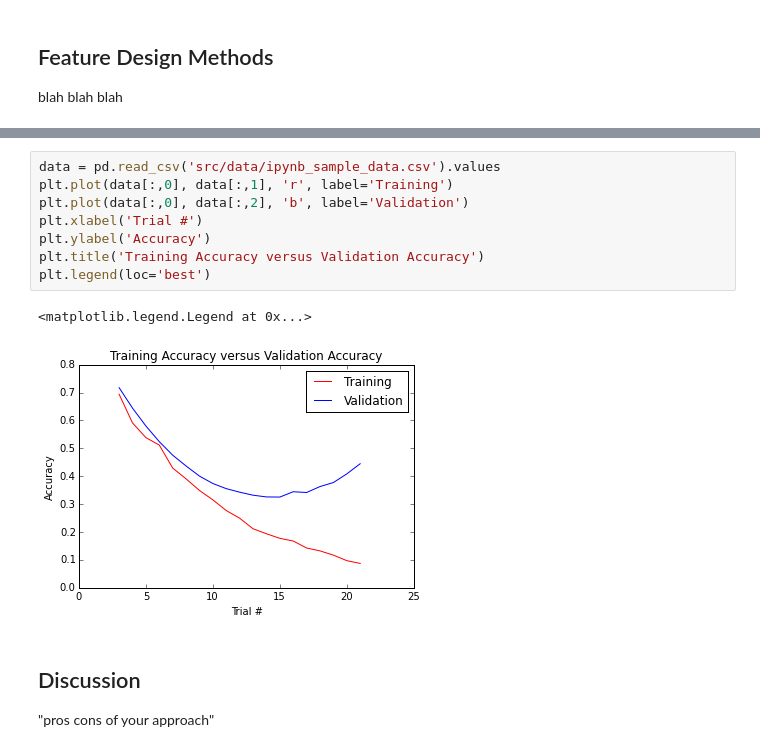
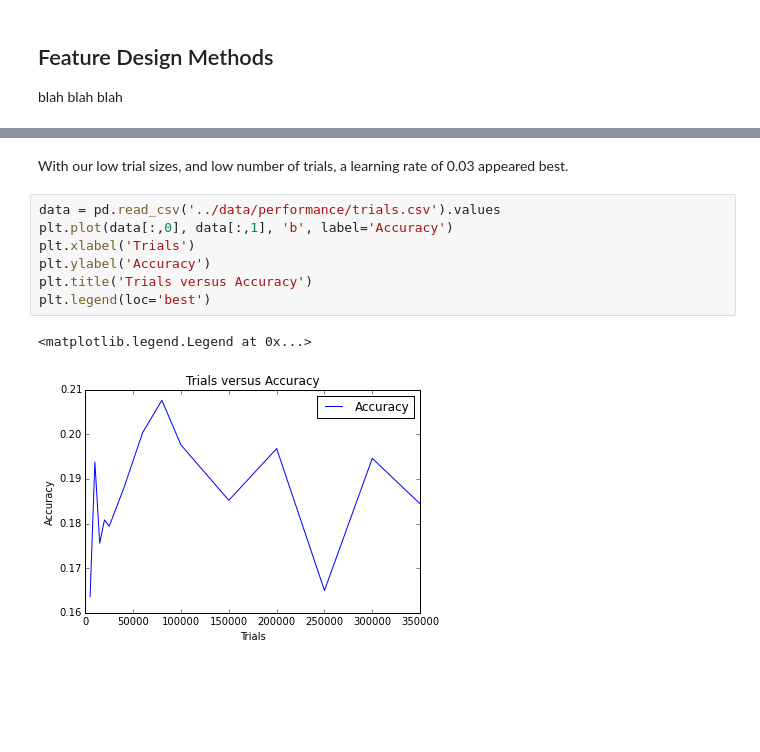
Before and after one commit to anhlbt/comp-598-project-3, a Jupyter notebook: report.ipynb, the cells around one changed output, grey strips where cells are left out. Drawn from its saved outputs; the diff is of its cells as text; blank space fills up the shorter version.

```diff
--- a/report.ipynb
+++ b/report.ipynb
@@ -162,15 +205,12 @@ blah blah blah
+# %% [markdown]
+With our low trial sizes, and low number of trials, a learning rate of 0.03 appeared best.
 # %%
-data = pd.read_csv('src/data/ipynb_sample_data.csv').values
-plt.plot(data[:,0], data[:,1], 'r', label='Training')
-plt.plot(data[:,0], data[:,2], 'b', label='Validation')
-plt.xlabel('Trial #')
+data = pd.read_csv('../data/performance/trials.csv').values
+plt.plot(data[:,0], data[:,1], 'b', label='Accuracy')
+plt.xlabel('Trials')
 plt.ylabel('Accuracy')
-plt.title('Training Accuracy versus Validation Accuracy')
+plt.title('Trials versus Accuracy')
 plt.legend(loc='best')
 # %% [output]
 <matplotlib.legend.Legend at 0x...>
-[figure, old version]
+[figure, new version]
-# %% [markdown]
-## Discussion
-
-"pros cons of your approach"
```
Also changed, not shown: parts of 18 cells of this notebook, 1 other file.
